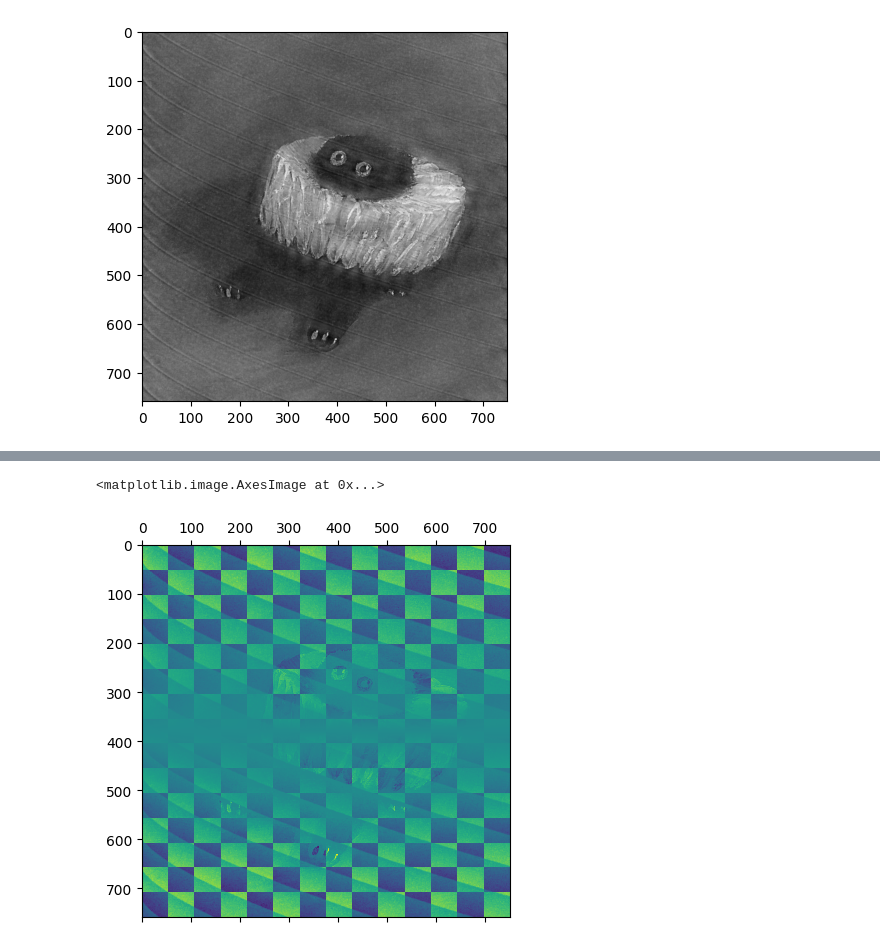
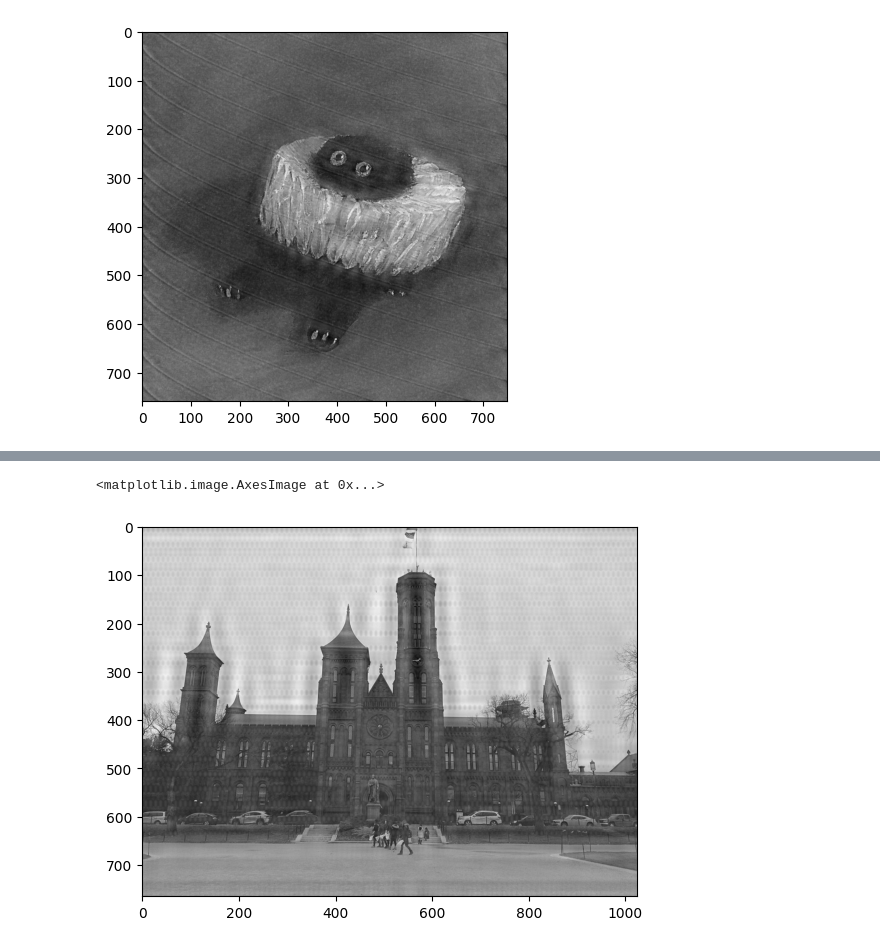
Before and after one commit to JessiDaniL/metodos2_grupo1, a Jupyter notebook: Talleres/Taller_2/Punto3b.ipynb, the cells around one changed output, grey strips where cells are left out. Saved outputs shown, nothing was run; the diff lists cells and outputs as text; code cells hidden in the pictures.

Commit message:
castillo y gato

```diff
--- a/Talleres/Taller_2/Punto3b.ipynb
+++ b/Talleres/Taller_2/Punto3b.ipynb
@@ -49,14 +33,14 @@ plt.imshow(magnitud_logaritmo_gato,cmap=cmap)
 <matplotlib.image.AxesImage at 0x...>
 [figure]
 # %%
-def filtrar_gato(altura=altura_g,ancho = ancho_g, magnitud = magnitud_logaritmo_gato, transformada = transformada_movida_gato):
+def filtrar(altura,ancho, magnitud,transformada,tolerancia):
 
     r= 15
 
     centro_y = altura// 2
     centro_x = ancho // 2
 
-    indices_puntos_brillantes = np.argwhere(magnitud > (np.max(magnitud)*0.55))
+    indices_puntos_brillantes = np.argwhere(magnitud > (np.max(magnitud)*tolerancia))
 
     indices_sin_centro = []
 
@@ -64,9 +48,7 @@ def filtrar_gato(altura=altura_g,ancho = ancho_g, magnitud = magnitud_logaritmo_
 
         if not (((centro_y-r) < h < (centro_y+r)) and ((centro_x-r) < a < (centro_x+r))):
 
-            if not ((365<h<390) and (360<a<380)):
-
-                indices_sin_centro.append((h,a))
+            indices_sin_centro.append((h,a))
 
     copia_transformada = transformada.copy()
 
@@ -185,0 +84,3 @@ False
+# %%
+altura_c,ancho_c = img_castillo.shape
+altura_c,ancho_c
@@ -185,0 +89,9 @@ False
+# %%
+transformada_ima_castillo = np.fft.fft2(img_castillo)
+
+transformada_movida_castillo = np.fft.fftshift(transformada_ima_castillo)
+
+magnitud_transformada_movida_castillo = np.abs(transformada_movida_castillo)
+
+magnitud_logaritmo_castillo = np.log1p(magnitud_transformada_movida_castillo)
+plt.imshow(magnitud_logaritmo_castillo,cmap=cmap)
@@ -185,0 +101,4 @@ False
+# %%
+magnitud_log_c,copia_transformada_c = filtrar(altura_c,ancho_c,magnitud_logaritmo_castillo,transformada_movida_castillo,0.75)
+
+plt.imshow(magnitud_log_c,cmap = cmap)
@@ -186,8 +108,8 @@ False
 # %%
-FFT_inversa = np.fft.ifftshift(FFT_gato_filtrado)
-img_filtrada = np.fft.ifft2(FFT_inversa).real
+reorganizacion_imagen_castillo = np.fft.ifftshift(copia_transformada_c)
+imagen_castillo_final = np.fft.ifft2(reorganizacion_imagen_castillo).real
 
-plt.matshow(img_filtrada)
+plt.imshow(imagen_castillo_final,cmap = cmap)
 # %% [output]
 <matplotlib.image.AxesImage at 0x...>
-[figure, old version]
+[figure, new version]
```
Also changed, not shown: parts of 16 cells of this notebook.
